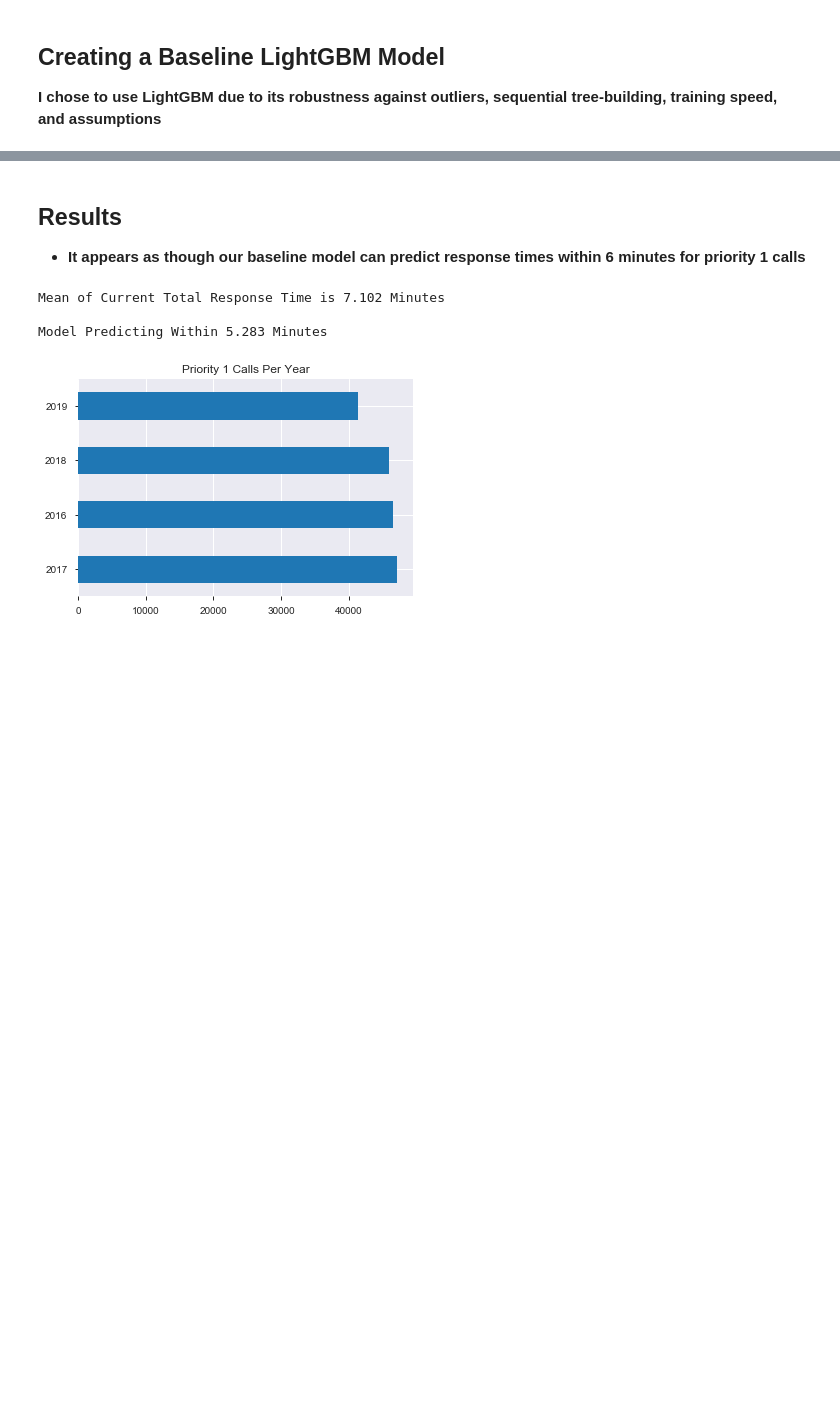
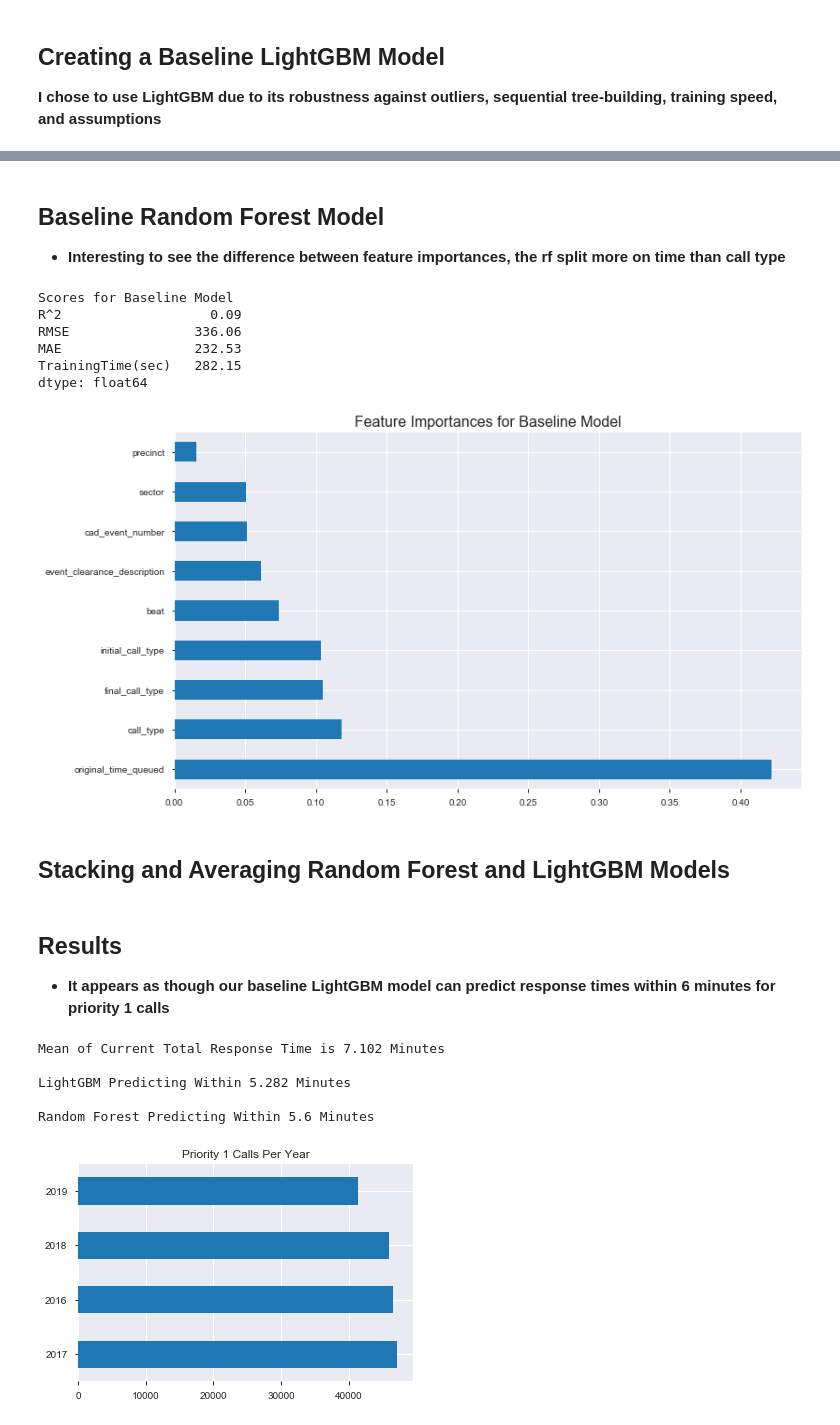
Before and after one commit to sam-cannon/Predicting-911-Calls-In-Seattle, a Jupyter notebook: Predicting 911 Response Times.ipynb, the cells around one changed output, grey strips where cells are left out. Saved outputs shown, nothing was run; the diff lists cells and outputs as text; code cells hidden in the pictures; blank space fills up the shorter version.

```diff
--- a/Predicting 911 Response Times.ipynb
+++ b/Predicting 911 Response Times.ipynb
@@ -174,0 +181,16 @@ dtype: float64
+# %% [markdown]
+## Baseline Random Forest Model
+- __Interesting to see the difference between feature importances, the rf split more on time than call type__
+# %%
+rf_model = RandomForestRegressor(n_estimators = 2000, n_jobs = -1)
+train_model_get_score(df, rf_model)
+# %% [output]
+Scores for Baseline Model
+R^2                   0.09
+RMSE                336.06
+MAE                 232.53
+TrainingTime(sec)   282.15
+dtype: float64
+[figure, added]
+# %% [markdown]
+## Stacking and Averaging Random Forest and LightGBM Models
@@ -175,16 +238,22 @@ dtype: float64
 # %% [markdown]
 ## Results
-- __It appears as though our baseline model can predict response times within 6 minutes for priority 1 calls__
+- __It appears as though our baseline LightGBM model can predict response times within 6 minutes for priority 1 calls__
 # %%
 print(f'Mean of Current Total Response Time is {round(426.1398219499248/60, 3)} Minutes')
 
 print(' ')
 
-print(f'Model Predicting Within {round(317/60, 3)} Minutes')
+print(f'LightGBM Predicting Within {round(316.9/60, 3)} Minutes')
+
+print(' ')
+
+print(f'Random Forest Predicting Within {round(336/60, 3)} Minutes')
 # %% [output]
 Mean of Current Total Response Time is 7.102 Minutes
 
-Model Predicting Within 5.283 Minutes
+LightGBM Predicting Within 5.282 Minutes
+
+Random Forest Predicting Within 5.6 Minutes
 # %%
 df['original_time_queued'].dt.year.value_counts(ascending = False).plot(kind = 'barh', title = 'Priority 1 Calls Per Year');
 # %% [output]
```
Also changed, not shown: parts of 5 cells of this notebook.
